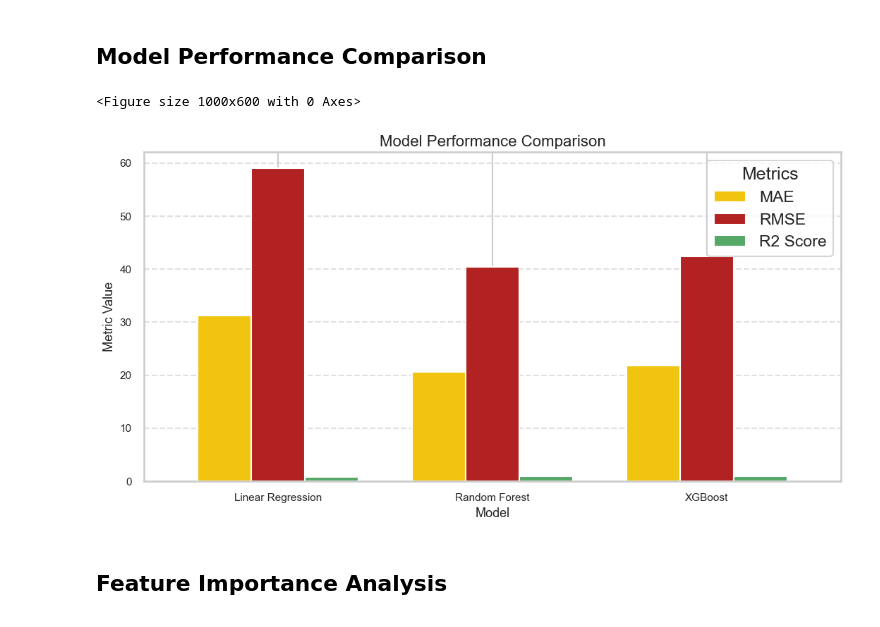
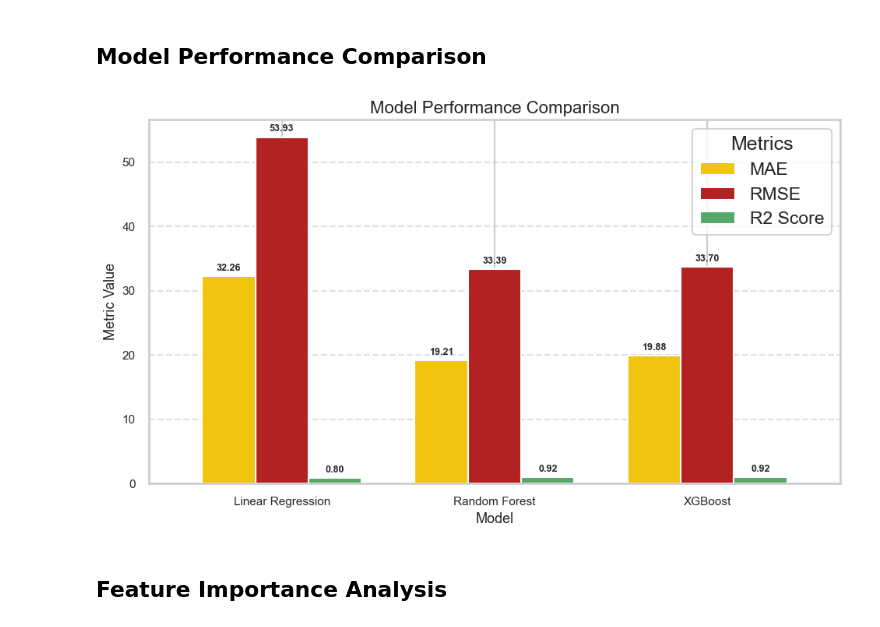
Before and after one commit to Shashvt/aqi-prediction-ml, a Jupyter notebook: Code.ipynb, the cells around one changed output. Cells and saved outputs as stored; diff of their text form; code cells hidden in the pictures.

```diff
--- a/Code.ipynb
+++ b/Code.ipynb
@@ -132,0 +135,27 @@ df = df.dropna(subset=['AQI'])
+# %%
+
+# Step 1: Detect outliers using IQR method
+Q1 = df["AQI"].quantile(0.25)
+Q3 = df["AQI"].quantile(0.75)
+IQR = Q3 - Q1
+
+lower_bound = Q1 - 1.5 * IQR
+upper_bound = Q3 + 1.5 * IQR
+
+outliers = df[(df["AQI"] < lower_bound) | (df["AQI"] > upper_bound)]
+
+print(f"Q1: {Q1:.2f}")
+print(f"Q3: {Q3:.2f}")
+print(f"IQR: {IQR:.2f}")
+print(f"Lower Bound: {lower_bound:.2f}")
+print(f"Upper Bound: {upper_bound:.2f}")
+print(f"Total Outliers Found: {len(outliers)}")
+print(f"Outlier Percentage: {(len(outliers)/len(df))*100:.2f}%")
+
+# Step 2: Cap outliers at 99th percentile (Winsorization)
+cap_value = df["AQI"].quantile(0.99)
+df["AQI"] = df["AQI"].clip(upper=cap_value)
+
+print(f"\nAQI capped at: {cap_value:.2f}")
+print(f"New Maximum AQI: {df['AQI'].max():.2f}")
+print(f"Outliers handled successfully.")
@@ -249,23 +284,33 @@ XGBoost            21.835663  42.384466  0.901893
 # %%
 plt.figure(figsize=(10, 6))
 
-results_df.plot(
+ax = results_df.plot(
     kind="bar",
     width=0.75,
-    color=["#F1C40F", "#B22222", "#55A868"]
+    color=["#F1C40F", "#B22222", "#55A868"],
+    ax=plt.gca()
 )
+
+# Add values on top of each bar
+for container in ax.containers:
+    ax.bar_label(
+        container,
+        fmt="%.2f",
+        padding=3,
+        fontsize=9,
+        fontweight="bold"
+    )
 
 plt.title("Model Performance Comparison", fontsize=16)
 plt.ylabel("Metric Value")
 plt.xlabel("Model")
 plt.xticks(rotation=0)
 plt.grid(axis="y", linestyle="--", alpha=0.6)
 plt.legend(title="Metrics")
 plt.tight_layout()
 plt.show()
 # %% [output]
-<Figure size 1000x600 with 0 Axes>
-[figure, old version]
+[figure, new version]
 # %% [markdown]
 ## Feature Importance Analysis
 # %%
```
Also changed, not shown: parts of 19 cells of this notebook, 6 other files.
